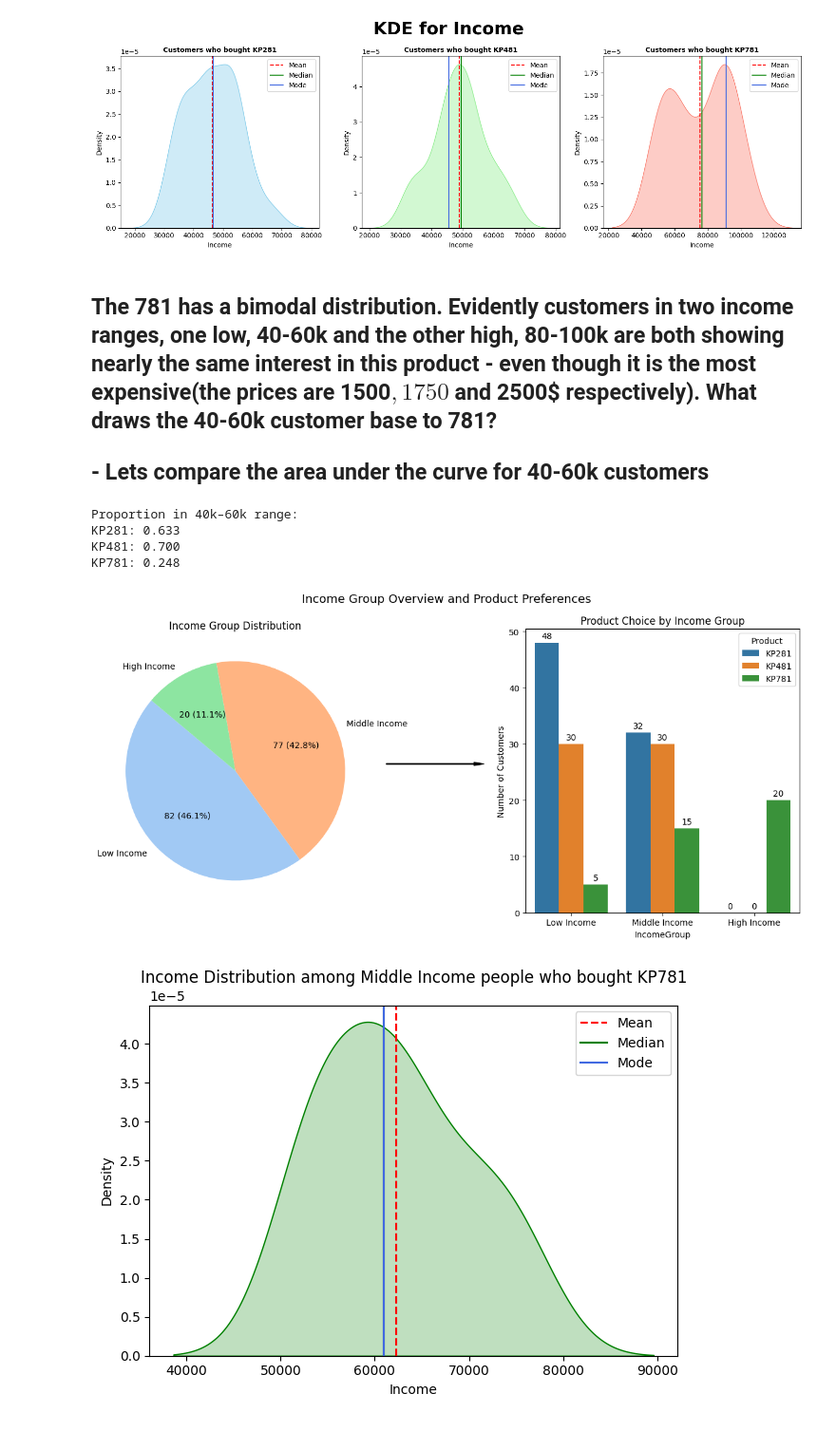
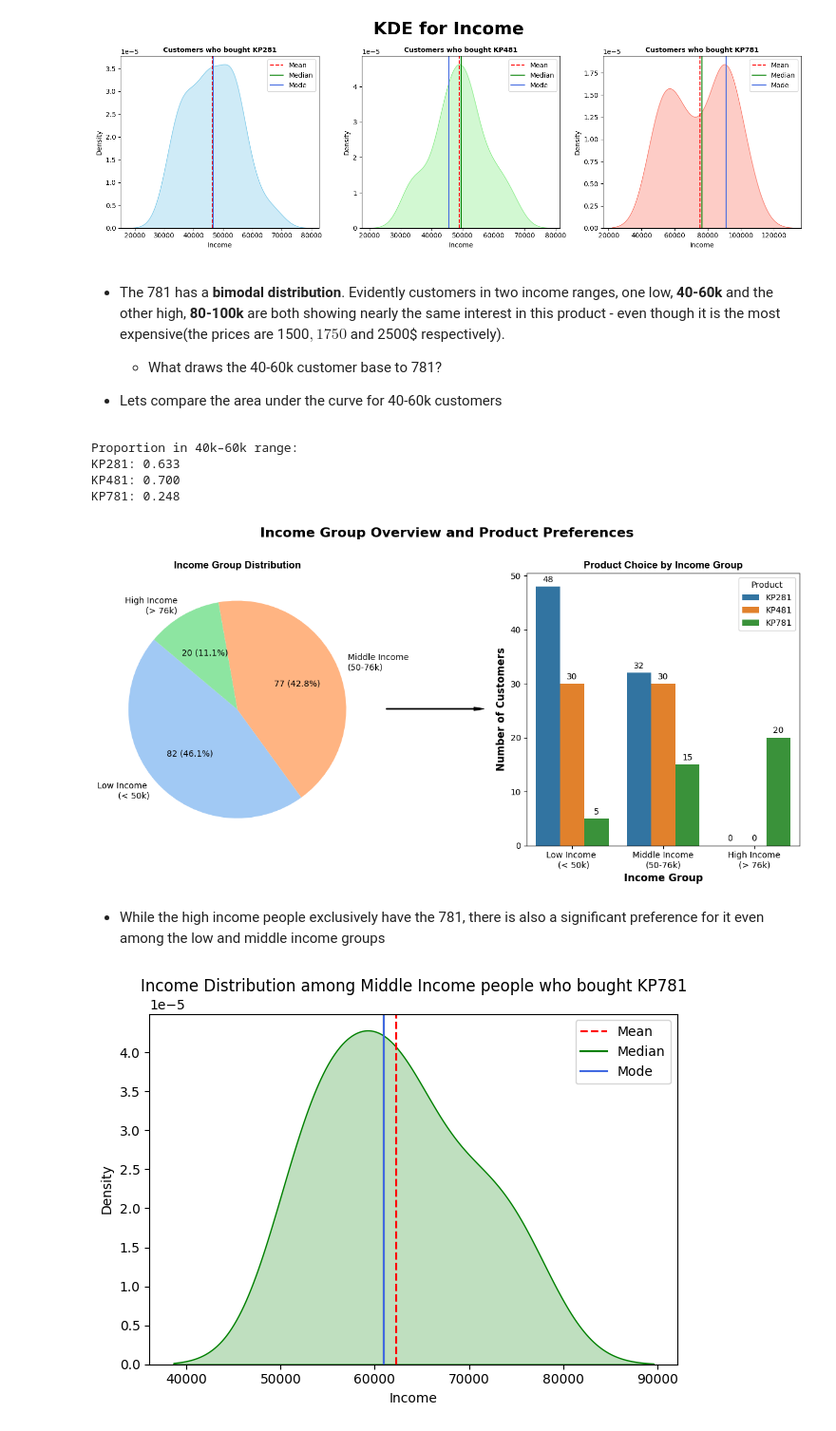
Before and after one commit to manipuppeteer/Data-Science-and-ML-Projects, a Jupyter notebook: Business case study treadmill/CaseStudy.ipynb, the cells around one changed output. Shown at 95% size. Drawn from its saved outputs; the diff is of its cells as text; code cells hidden in the pictures.

Commit message:
Identified enthusiastic customer base(low income but showing high interest) for the most expensive product

```diff
--- a/Business case study treadmill/CaseStudy.ipynb
+++ b/Business case study treadmill/CaseStudy.ipynb
@@ -137,5 +149,3 @@ plt.tight_layout()
 plt.show()
 # %% [output]
 [figure]
-# %%
-data=pd.read_csv('aerofit_treadmill.txt')
@@ -212,9 +210,10 @@ plot_kde(data_prod, 'Income')
 # %% [output]
 [figure]
 # %% [markdown]
-## The 781 has a bimodal distribution. Evidently customers in two income ranges, one low, 40-60k and the other high, 80-100k are both showing nearly the same interest in this product - even though it is the most expensive(the prices are 1500$, 1750$ and 2500$ respectively). What draws the 40-60k customer base to 781?
+- The 781 has a **bimodal distribution**. Evidently customers in two income ranges, one low, **40-60k** and the other high, **80-100k** are both showing nearly the same interest in this product - even though it is the most expensive(the prices are 1500$, 1750$ and 2500$ respectively).
+     - What draws the 40-60k customer base to 781?
 
-## - Lets compare the area under the curve for 40-60k customers
+- Lets compare the area under the curve for 40-60k customers
 # %%
 from scipy.stats import gaussian_kde
 from scipy.integrate import simpson
@@ -251,12 +250,12 @@ KP481: 0.700
 KP781: 0.248
 # %%
 bins = [0, 50000, 76000, float('inf')]
-labels = ['Low Income', 'Middle Income', 'High Income']
+labels = ['Low Income \n (< 50k)', 'Middle Income\n(50-76k)', 'High Income\n(> 76k)']
 
 data['IncomeGroup'] = pd.cut(data['Income'], bins=bins, labels=labels, right=False)
 data['IncomeGroup'].value_counts()
 df=data
-
+fontdict = {'fontsize': 12, 'fontweight': 'bold', 'color': 'black', 'family': 'Arial'}
 # 1. Create the contingency table
 counts = pd.crosstab(df['IncomeGroup'], df['Product'])
 
@@ -265,7 +264,7 @@ counts = counts.reset_index().melt(id_vars='IncomeGroup', var_name='Product', va
 
 # Set up a larger figure with 2 subplots
 fig, (ax1, ax2) = plt.subplots(1, 2, figsize=(12, 6), gridspec_kw={'width_ratios': [1, 1]})
-fig.suptitle('Income Group Overview and Product Preferences', fontsize=14)
+fig.suptitle('Income Group Overview and Product Preferences', fontsize=16, fontweight='bold', y=1.01)
 
 # -------------------------
 # 1. PIE CHART: IncomeGroup distribution
@@ -273,38 +272,41 @@ fig.suptitle('Income Group Overview and Product Preferences', fontsize=14)
 income_counts = df['IncomeGroup'].value_counts().sort_index()
 colors = sns.color_palette("pastel")
 total = income_counts.sum()
 
 # Custom function to format as: "count (percent%)"
 def format_label(pct):
     count = int(pct * total / 100)
     return f'{count} ({pct:.1f}%)'
 
 ax1.pie(income_counts, labels=income_counts.index, autopct=format_label,startangle=140, colors=colors)
-ax1.set_title('Income Group Distribution')
+ax1.set_title('Income Group Distribution', fontdict=fontdict)
 
 # -------------------------
 # 2. GROUPED BAR PLOT: Product vs IncomeGroup
 # -------------------------
 bar_ax = sns.barplot(data=counts, x='IncomeGroup', y='Count', hue='Product', ax=ax2)
-
+plt.xlabel('Income Group', fontsize=12, fontweight='bold')
 # Add data labels
 for container in bar_ax.containers:
     bar_ax.bar_label(container, padding=3)
 
-ax2.set_title('Product Choice by Income Group')
-ax2.set_ylabel('Number of Customers')
+ax2.set_title('Product Choice by Income Group', fontdict=fontdict)
+ax2.set_ylabel('Number of Customers', fontsize=12, fontweight='bold')
 
 # -------------------------
 # 3. Draw an arrow from pie to bar
 # -------------------------
 plt.annotate('', xy=(0.55, 0.5), xytext=(0.4, 0.5),
              arrowprops=dict(facecolor='black', shrink=0.05, width=1, headwidth=4),
              xycoords='figure fraction')
 
 plt.tight_layout()
 plt.show()
 # %% [output]
-[figure, old version]
+[figure, new version]
+# %% [markdown]
+- While the high income people exclusively have the 781, there is also a significant preference for it even among the low
+  and middle income groups
 # %%
 middle_781=data.query(("Product=='KP781' and IncomeGroup =='Middle Income'"))
 fig, ax = plt.subplots()
```
Also changed, not shown: parts of 7 cells of this notebook.
